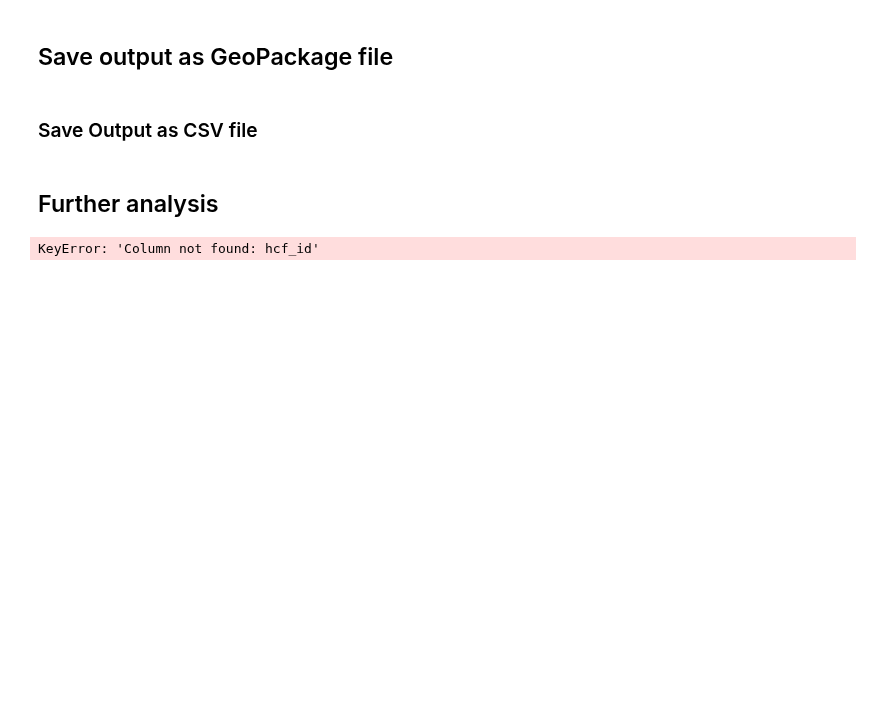
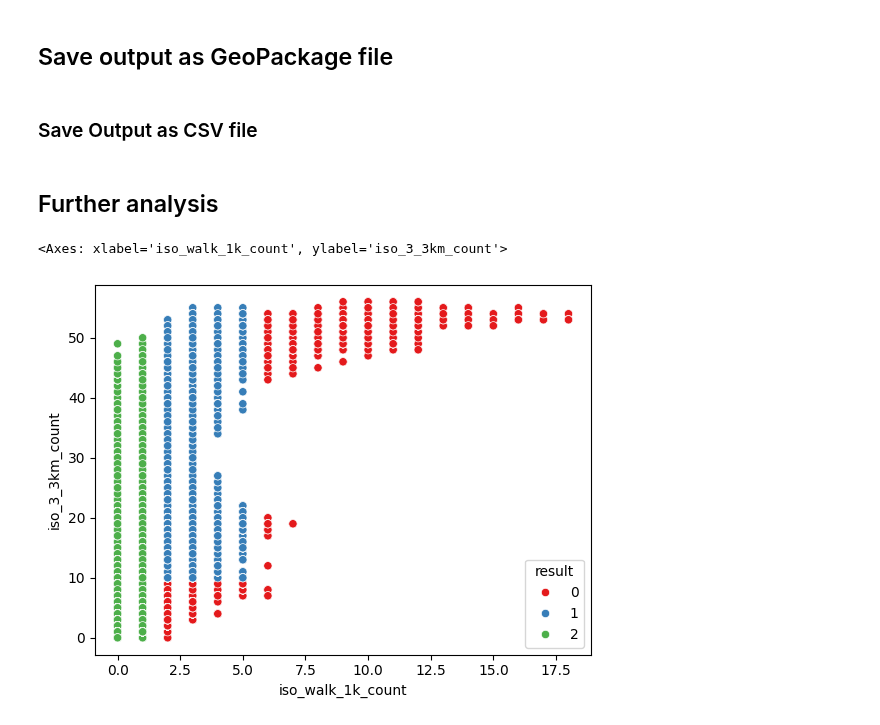
Before and after one commit to urbanbigdatacentre/ideamaps-models, a Jupyter notebook: models/barriers-to-healthcare-access/scripts/Health_Care_Access_Kano_V2.ipynb, the cells around one changed output. Saved outputs shown, nothing was run; the diff lists cells and outputs as text; code cells hidden in the pictures; blank space fills up the shorter version.

```diff
--- a/models/barriers-to-healthcare-access/scripts/Health_Care_Access_Kano_V2.ipynb
+++ b/models/barriers-to-healthcare-access/scripts/Health_Care_Access_Kano_V2.ipynb
@@ -568,9 +570,10 @@ Define the categories for healtcare access deprivation:
 # %%
 
 study_area["result"] = study_area.apply(
-    lambda row: "2" if row["iso_walk_1k_count"] <= 1 and row["iso_3_3km_count"] <= 2
-    else "1" if 2 < row["iso_walk_1k_count"] <= 4 or row["iso_3_3km_count"] <= 4
-    else "0",
+    lambda row: 2 if row["iso_walk_1k_count"] <= 1
+    else 1 if 2 >= row["iso_walk_1k_count"] <= 4 and row["iso_3_3km_count"] >=20
+    else 1 if 5 >= row["iso_walk_1k_count"] <= 10 and row["iso_3_3km_count"] >=10
+    else 0,
     axis=1
 )
 
@@ -603,13 +606,14 @@ study_area.to_csv(model_outputs + 'output.csv',
                            columns=['latitude', 'longitude', 'lat_min', 'lat_max', 'lon_min', 'lon_max', 'result'])
 # %% [markdown]
 ## Further analysis
-# %%
-# 1. Calculate the number of hospitals reachable within a 10-minute drive
-car_joined = gpd.sjoin(study_area, isochrones_car_gdf, how="left", predicate="intersects")
-car_counts = car_joined.groupby(car_joined.index)["hcf_id"].nunique()
-study_area["facilities_10min_drive"] = study_area.index.map(car_counts).fillna(0).astype(int)
-# %% [output]
-KeyError: 'Column not found: hcf_id'
+# %%
+#
+# Scatter plot with count of isochrones
+
+sns.scatterplot(data=study_area, x='iso_walk_1k_count', y='iso_3_3km_count', hue='result', palette='Set1')
+# %% [output]
+<Axes: xlabel='iso_walk_1k_count', ylabel='iso_3_3km_count'>
+[figure, added]
 # %%
 # 2. Calculate the number of hospitals reachable within a 15-minute walk
 foot_joined = gpd.sjoin(study_area, isochrones_foot_gdf, how="left", predicate="intersects")
```
Also changed, not shown: parts of 1 cell of this notebook, 1 other file.
